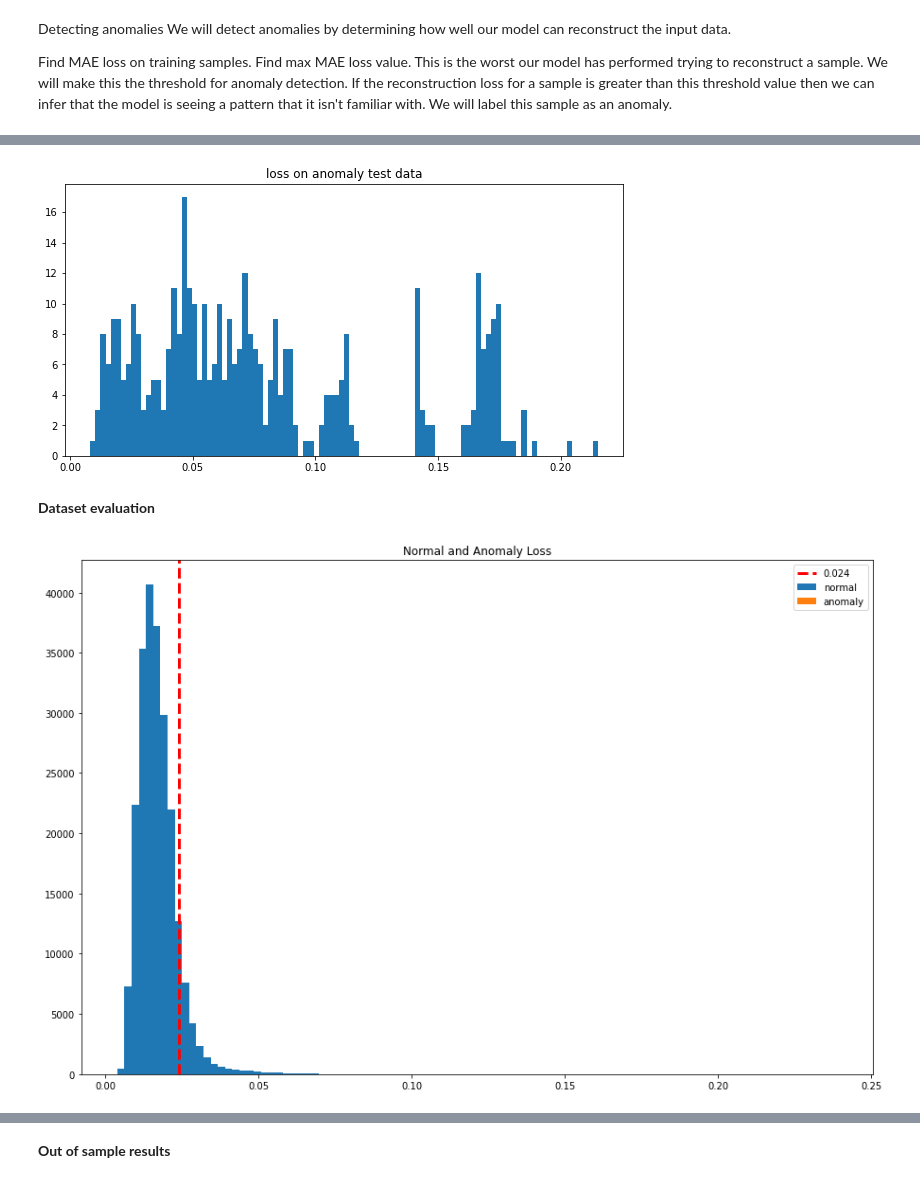
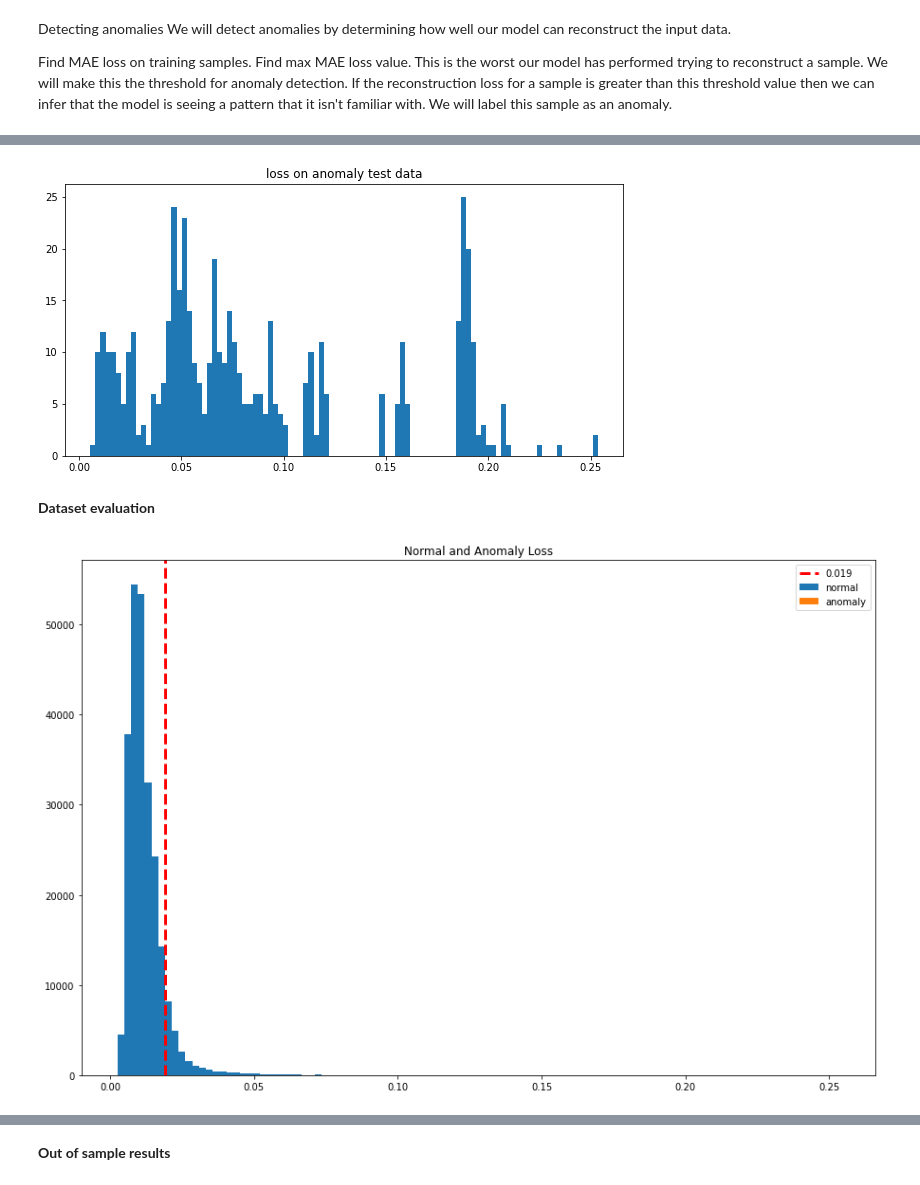
Before and after one commit to zSoftwareRepository/MDS-561-46-22SU, a Jupyter notebook: Autoencoder_cv.ipynb, the cells around one changed output, grey strips where cells are left out. Saved outputs shown, nothing was run; the diff lists cells and outputs as text; code cells hidden in the pictures.

```diff
--- a/Autoencoder_cv.ipynb
+++ b/Autoencoder_cv.ipynb
@@ -80,0 +68,3 @@ test = np.concatenate([an_test,nc_test],axis=0)
+# %%
+data0 = data[Class['Class']==0].reset_index(drop=True)
+data1 = data[Class['Class']==1].reset_index(drop=True)
@@ -107,4 +180,0 @@ plt.show()
-# %%
-# Train Data
-encoder_out = model.encoder(nc_train).numpy()
-decoder_out = model.decoder(encoder_out).numpy()
@@ -140,3 +188,20 @@ train_loss = tf.keras.losses.mae(reconstruction, nc_train).numpy()
+# %%
+train_loss = 0
+
+for fold in range(n_folds):
+    trn_idx = folds[folds['fold'] != fold_num].index
+    g_test  = data0.iloc[trn_idx].reset_index(drop=True).values.copy()
+
+    scaler = fscalers[fold]
+    X_train  = scaler.transform(g_test)
+
+    model = models[fold]
+
+    encoder_out = model.encoder(X_train).numpy()
+    decoder_out = model.decoder(encoder_out).numpy()
+    train_loss += tf.keras.losses.mae(decoder_out, X_train).numpy()
+
+train_loss /= n_folds
 # %%
 threshold = np.mean(train_loss) + np.std(train_loss)
 print(threshold)
@@ -156 +218,16 @@ train_loss_a = tf.keras.losses.mae(reconstruction_a, an_train).numpy()
+# %%
+loss_anomaly = 0
+
+for fold in range(n_folds):
+  # Anomaly data
+  scaler = fscalers[fold]
+  X_anomaly  = scaler.transform(data1)
+
+  model = models[fold]
+
+  encoder_out = model.encoder(X_anomaly).numpy()
+  decoder_out = model.decoder(encoder_out).numpy()
+  loss_anomaly += tf.keras.losses.mae(decoder_out, X_anomaly).numpy()
+
+loss_anomaly /= n_folds
 # %%
@@ -158,23 +235,23 @@ preds_a = tf.math.greater(train_loss_a, threshold)
 pred_an = tf.math.count_nonzero(preds_a).numpy()
 # %%
 fig = plt.figure(figsize = (10, 5))
-plt.hist(train_loss_a, bins=100)
+plt.hist(loss_anomaly, bins=100)
 plt.title("loss on anomaly test data")
 plt.show()
 # %% [output]
-[figure, old version]
+[figure, new version]
 # %% [markdown]
 **Dataset evaluation**
 # %%
 fig = plt.figure(figsize = (15, 10))
 plt.hist(train_loss, bins=100, label='normal')
-plt.hist(train_loss_a, bins=100, label='anomaly')
+plt.hist(loss_anomaly, bins=100, label='anomaly')
 plt.axvline(threshold, color='r', linewidth=3, linestyle='dashed', label='{:0.3f}'.format(threshold))
 plt.legend(loc='upper right')
 plt.title("Normal and Anomaly Loss")
 plt.show()
 # %% [output]
-[figure, old version]
+[figure, new version]
 # %%
 rec_data = scaler.transform(data)
 # %%
```
Also changed, not shown: parts of 30 cells of this notebook.
